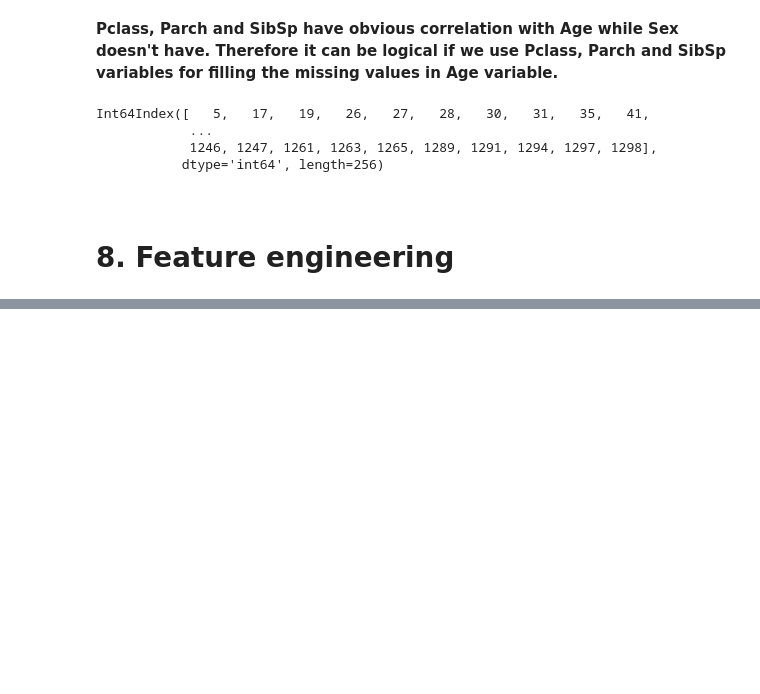
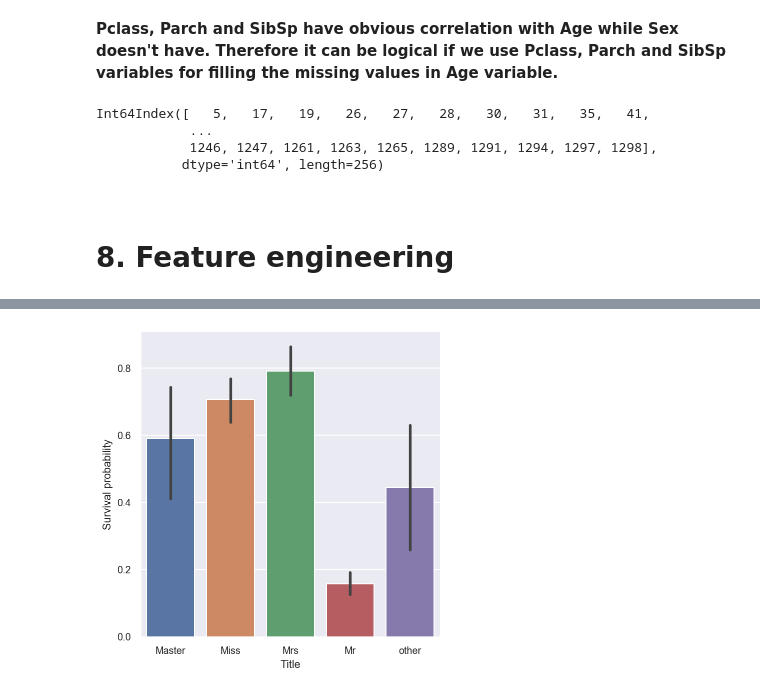
Before and after one commit to muhammet-cakmak/Ensembling_Project, a Jupyter notebook: Kaggle_titanic_set.ipynb, the cells around one changed output, grey strips where cells are left out. Drawn from its saved outputs; the diff is of its cells as text; code cells hidden in the pictures; blank space fills up the shorter version.

```diff
--- a/Kaggle_titanic_set.ipynb
+++ b/Kaggle_titanic_set.ipynb
@@ -746,0 +860,6 @@ for i in Age_index:
+# %%
+g = sns.factorplot(x = "Title", y = "Survived", data = df_new_train, kind = "bar");
+g.set_xticklabels(["Master", "Miss", "Mrs", "Mr", "other"])
+g.set_ylabels("Survival probability");
+# %% [output]
+[figure, added]
```
Also changed, not shown: parts of 50 cells of this notebook.
